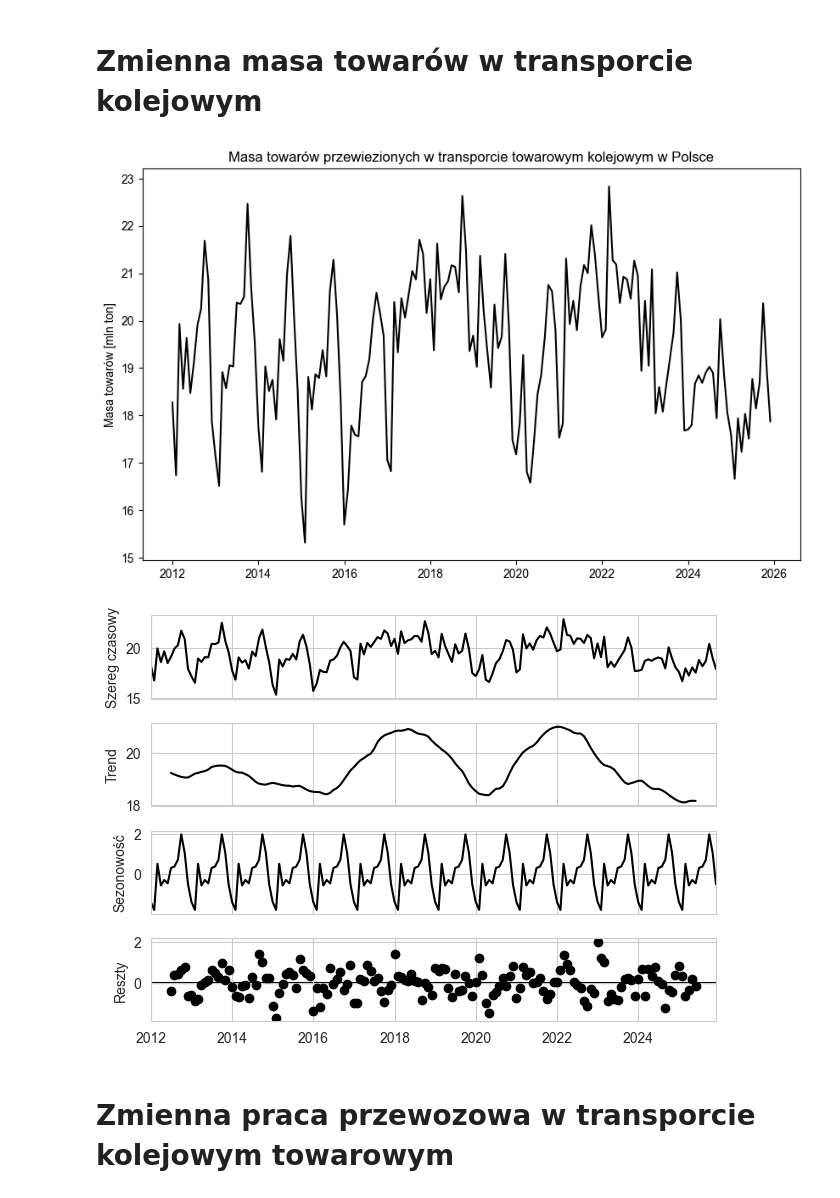
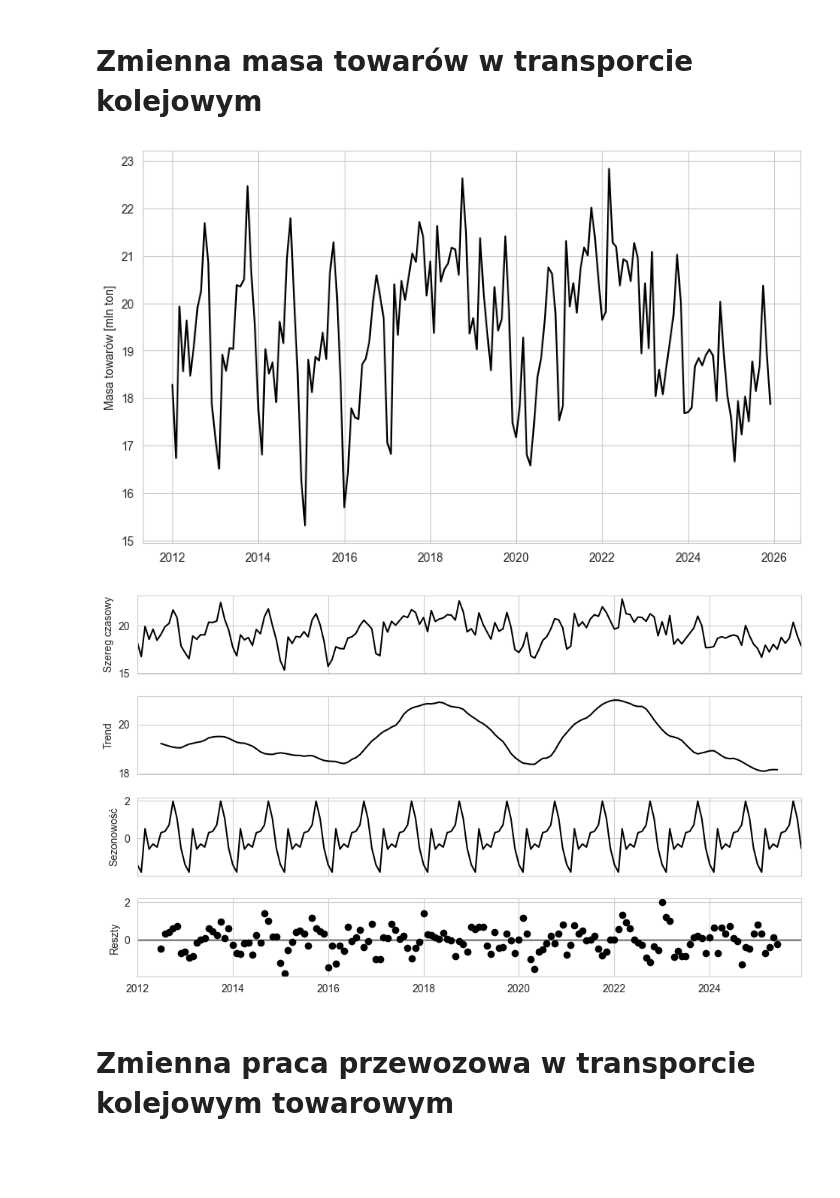
Before and after one commit to przem-pep/praca-magisterska, a Jupyter notebook: python/plotting.ipynb, the cells around one changed output. Cells and saved outputs as stored; diff of their text form; code cells hidden in the pictures; blank space fills up the shorter version.

```diff
--- a/python/plotting.ipynb
+++ b/python/plotting.ipynb
@@ -4,25 +4,31 @@ import pandas as pd
 import matplotlib.pyplot as plt
 import seaborn as sns
 import statsmodels.tsa.api as tsa
+# %%
+PLOT_SIZE = (10, 6)
+PLOT_SIZE_X = PLOT_SIZE[0]
+PLOT_SIZE_Y = PLOT_SIZE[1]
 # %%
-def general_plot(data, file, xlabel=None, ylabel=None, title=None):
-    fig, ax = plt.subplots(figsize=(10, 6))
+def general_plot(data, file, xlabel=None, ylabel=None, title=None, save_file=False):
+    fig, ax = plt.subplots(figsize=PLOT_SIZE)
     sns.set_style("whitegrid")
     ax.plot(data, color="black")
     plt.xlabel(xlabel)
     plt.ylabel(ylabel)
     plt.title(title)
-    fig.savefig(
-        file,
-        dpi=300,
-        bbox_inches="tight",
-        facecolor="white"
-    )
+    if save_file:
+        fig.savefig(
+            file,
+            dpi=300,
+            bbox_inches="tight",
+            facecolor="white"
+        )
     plt.show()
 
-def decomp_plot(data, file):
+def decomp_plot(data, file, save_file=False):
     decomp_result = tsa.seasonal_decompose(data)
     fig = decomp_result.plot()
+    fig.set_size_inches(PLOT_SIZE_X, PLOT_SIZE_Y)
     axes = fig.get_axes()
 
     for ax in axes:
@@ -36,12 +42,13 @@ def decomp_plot(data, file):
     axes[1].set_ylabel("Trend")
     axes[2].set_ylabel("Sezonowość")
     axes[3].set_ylabel("Reszty")
-    fig.savefig(
-        file,
-        dpi=300,
-        bbox_inches="tight",
-        facecolor="white"
-    )
+    if save_file:
+        fig.savefig(
+            file,
+            dpi=300,
+            bbox_inches="tight",
+            facecolor="white"
+        )
     plt.show()
 # %%
 monthly_data = pd.read_excel("../data/dane.xlsx", sheet_name="miesięczne", parse_dates=["data"], index_col="data")
@@ -60,19 +67,21 @@ plt.show()
 # %%
 general_plot(
     monthly_data["tow_masa"],
     file="../figures/tow_masa.png",
     ylabel="Masa towarów [mln ton]",
-    title="Masa towarów przewiezionych w transporcie towarowym kolejowym w Polsce"
+    title=None,
+    save_file=True
 )
 # %% [output]
-[figure, old version]
+[figure, new version]
 # %%
 decomp_plot(
     monthly_data["tow_masa"],
-    file="../figures/tow_masa_decomp.png"
+    file="../figures/tow_masa_decomp.png",
+    save_file=True
 )
 # %% [output]
-[figure, old version]
+[figure, new version]
 # %% [markdown]
 # Zmienna praca przewozowa w transporcie kolejowym towarowym
 # %%
```
Also changed, not shown: parts of 5 cells of this notebook, 6 other files.
